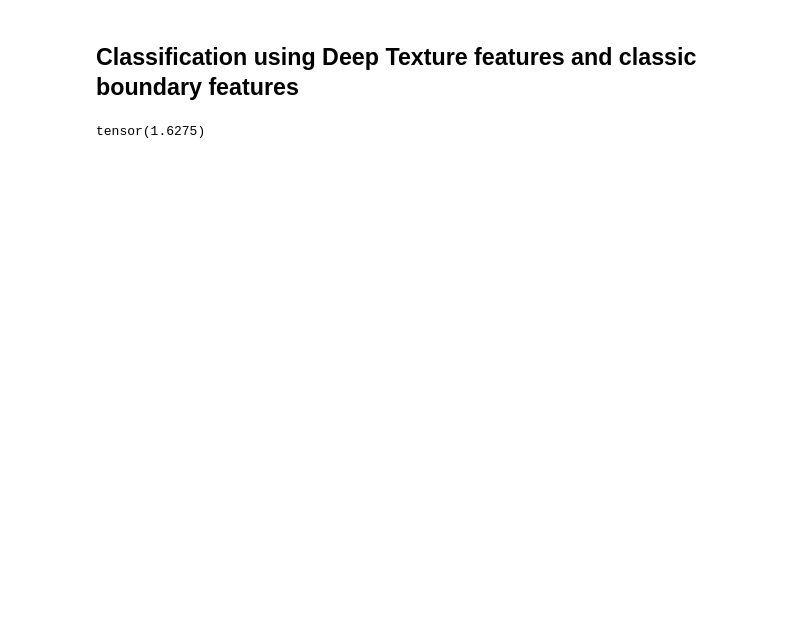
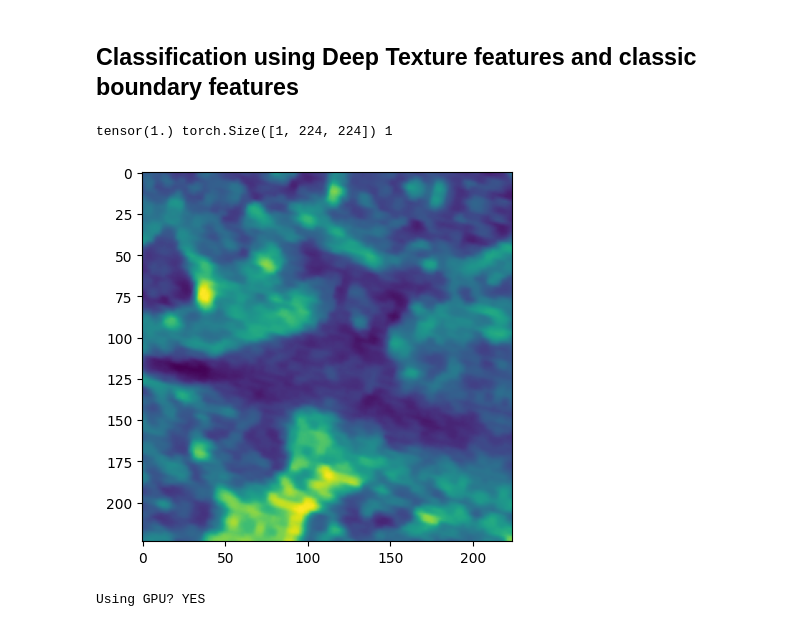
Before and after one commit to mralinp/abus-classification, a Jupyter notebook: vgg16_boundary_signature.ipynb, the cells around one changed output. Drawn from its saved outputs; the diff is of its cells as text; code cells hidden in the pictures; blank space fills up the shorter version.

```diff
--- a/vgg16_boundary_signature.ipynb
+++ b/vgg16_boundary_signature.ipynb
@@ -12,21 +15,9 @@ import matplotlib.pyplot as plt
 # %%
 train_transformers = A.Compose([
+    A.Resize(height=224, width=224),
     A.HorizontalFlip(p=0.5),
     A.VerticalFlip(p=0.5),
     A.Rotate(limit=45, p=0.5),
-    A.Normalize(
-        std=[0.5],
-        mean=[0.1],
-        max_pixel_value=255.
-        ),
+    A.Normalize(std=1, mean=0),
     ToTensorV2()
 ])
-
-validation_transformers = A.Compose([
-    A.Normalize(
-        std=[0.485],
-        mean=[0.229],
-        max_pixel_value=255.
-        ),
-    ToTensorV2(),
-])
@@ -36,6 +24,23 @@ validation_dataset = datasets.TDSC2D(train=False, transforms=validation_transfor
-# %%
-x,m,y = train_dataset[0]
-
-print(x.max())
-# %% [output]
-tensor(1.6275)
+# %%
+train_dataset = datasets.TDSCForDetection(transforms = train_transformers)
+dataloader = torch.utils.data.DataLoader(train_dataset, batch_size=16, shuffle=True, num_workers=8, pin_memory=True)
+# %%
+x, y = train_dataset[11]
+print(x.max(), x.shape, y)
+
+x = x[0,:,:].numpy()
+
+plt.imshow(x)
+plt.show()
+# %% [output]
+tensor(1.) torch.Size([1, 224, 224]) 1
+[figure, added]
+# %%
+LEARNING_RATE = 1e-4
+DEVICE = "cuda" if torch.cuda.is_available() else "cpu"
+BATCH_SIZE = 16
+NUM_EPOCHS = 10
+
+print(f"Using GPU? {'YES' if DEVICE == 'cuda' else 'NO'}")
+# %% [output]
+Using GPU? YES
```
Also changed, not shown: parts of 8 cells of this notebook, 5 other files.
